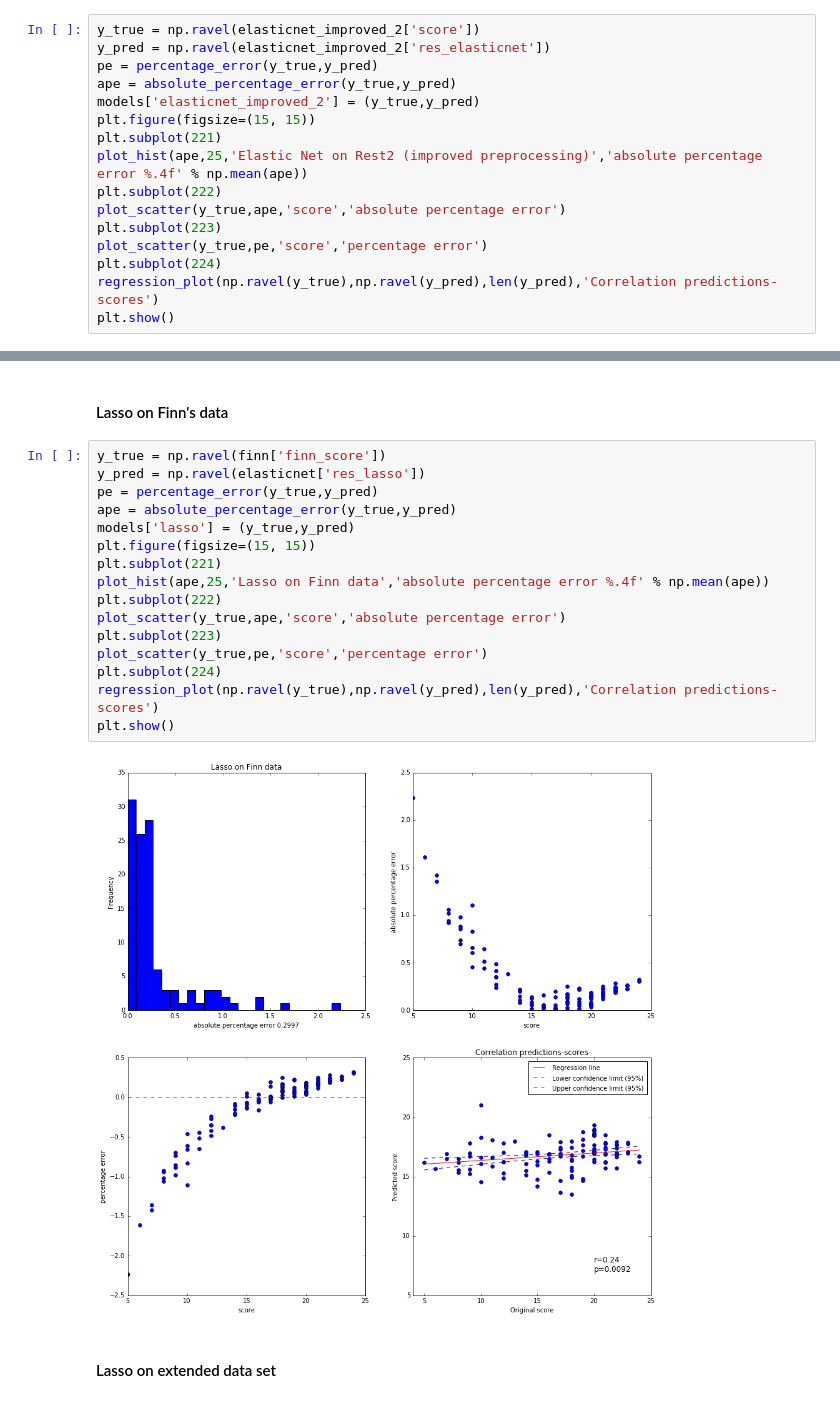
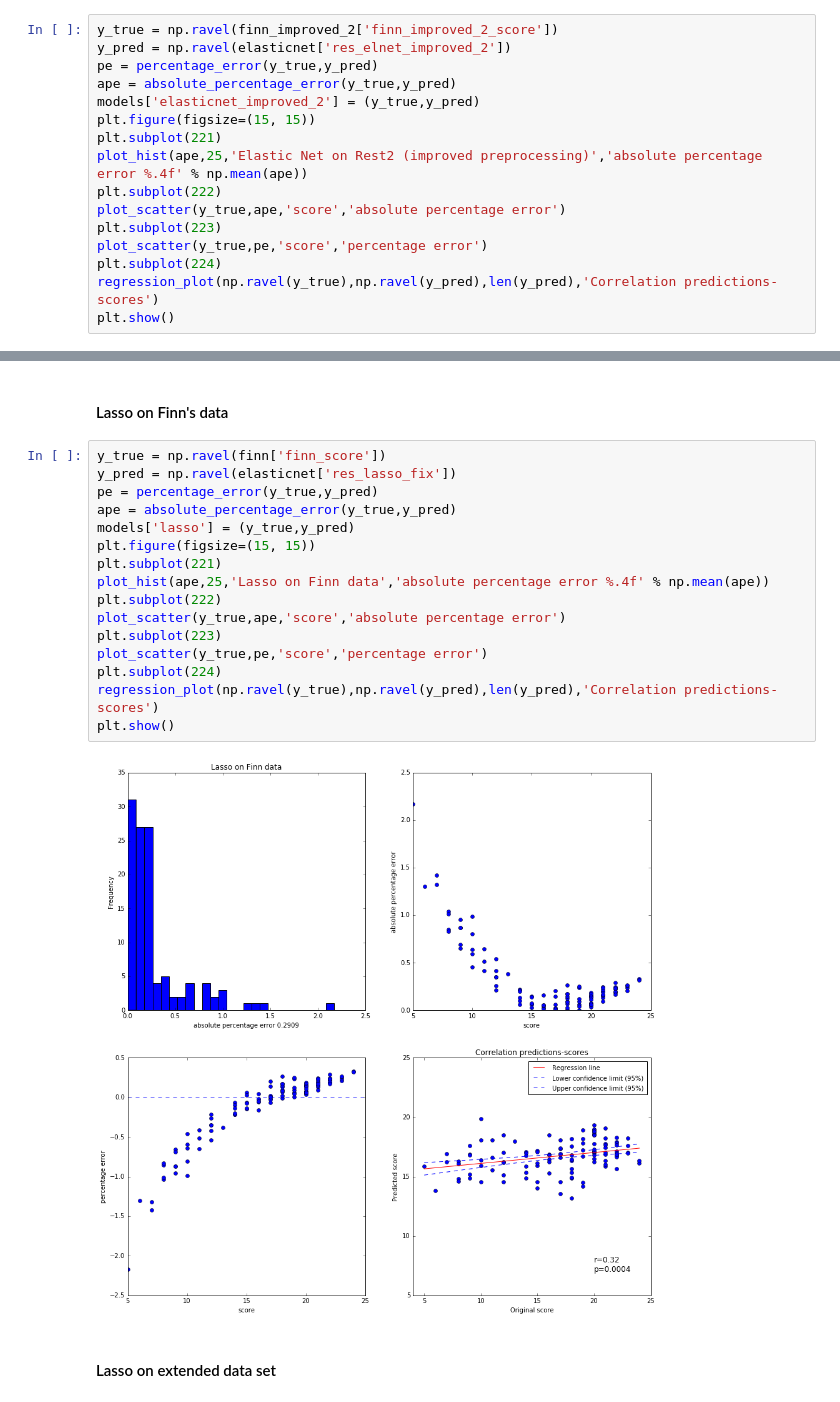
Before and after one commit to paola-g/iq_prediction, a Jupyter notebook: comparison_loo.ipynb, the cells around one changed output, grey strips where cells are left out. Cells and saved outputs as stored; diff of their text form.

```diff
--- a/comparison_loo.ipynb
+++ b/comparison_loo.ipynb
@@ -578,8 +580,8 @@ plt.show()
 # %% [markdown]
 #### Elastic Net on Rest Session 2 (improved preprocessing)
 # %%
-y_true = np.ravel(elasticnet_improved_2['score'])
-y_pred = np.ravel(elasticnet_improved_2['res_elasticnet'])
+y_true = np.ravel(finn_improved_2['finn_improved_2_score'])
+y_pred = np.ravel(elasticnet['res_elnet_improved_2'])
 pe = percentage_error(y_true,y_pred)
 ape = absolute_percentage_error(y_true,y_pred)
 models['elasticnet_improved_2'] = (y_true,y_pred)
@@ -597,22 +601,22 @@ plt.show()
 #### Lasso on Finn's data
 # %%
 y_true = np.ravel(finn['finn_score'])
-y_pred = np.ravel(elasticnet['res_lasso'])
+y_pred = np.ravel(elasticnet['res_lasso_fix'])
 pe = percentage_error(y_true,y_pred)
 ape = absolute_percentage_error(y_true,y_pred)
 models['lasso'] = (y_true,y_pred)
 plt.figure(figsize=(15, 15))
 plt.subplot(221)
 plot_hist(ape,25,'Lasso on Finn data','absolute percentage error %.4f' % np.mean(ape))
 plt.subplot(222)
 plot_scatter(y_true,ape,'score','absolute percentage error')
 plt.subplot(223)
 plot_scatter(y_true,pe,'score','percentage error')
 plt.subplot(224)
 regression_plot(np.ravel(y_true),np.ravel(y_pred),len(y_pred),'Correlation predictions-scores')
 plt.show()
 # %% [output]
-[figure, old version]
+[figure, new version]
 # %% [markdown]
 #### Lasso on extended data set
 # %%
```
Also changed, not shown: parts of 5 cells of this notebook, 3 other files.
